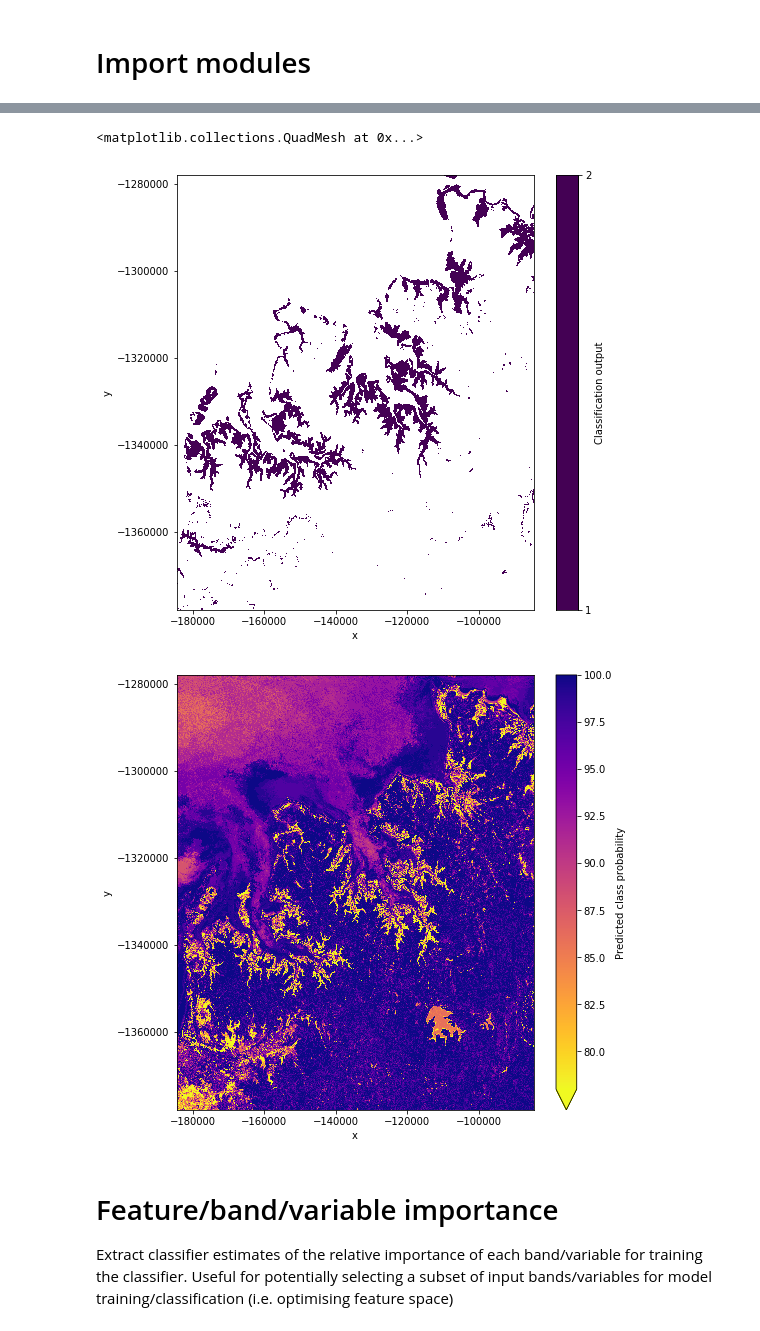
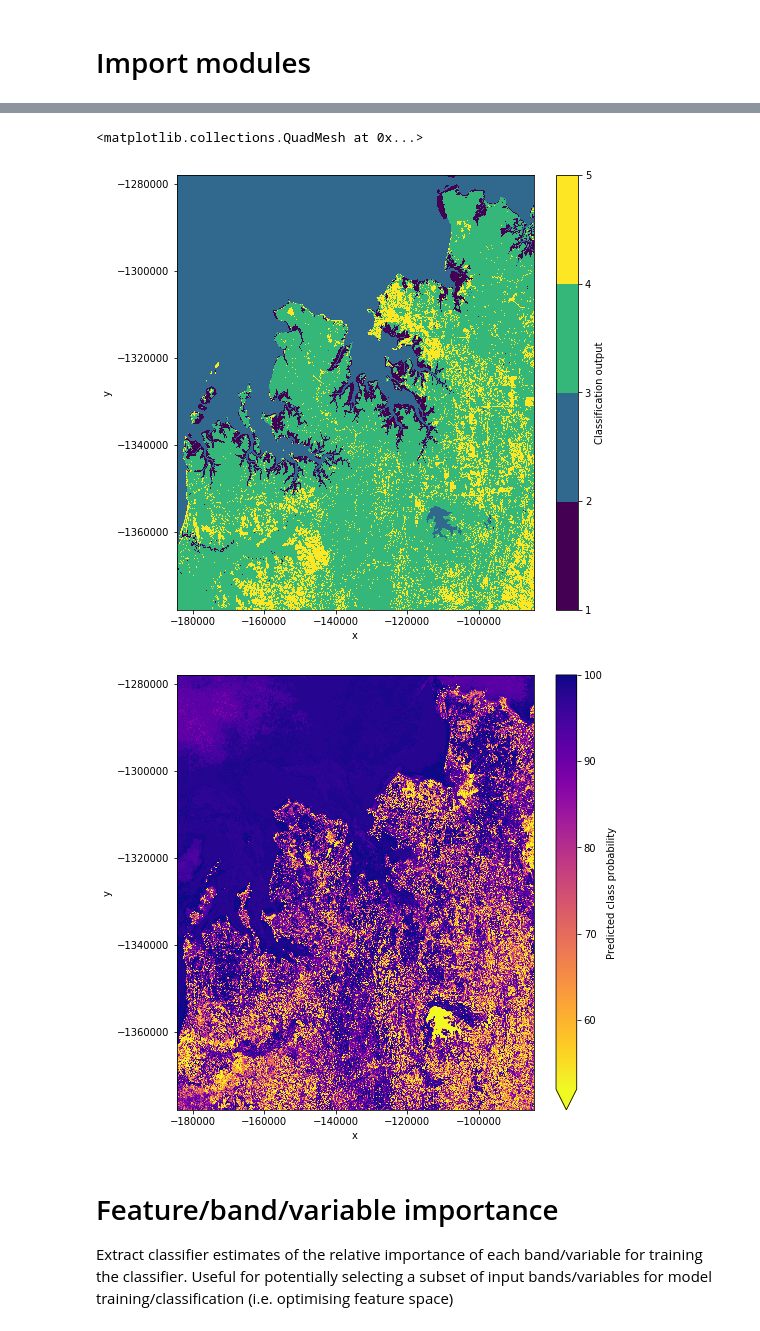
Before and after one commit to ML-MachineLearning/randomforest-GA, a Jupyter notebook: random_forest.ipynb, the cells around one changed output, grey strips where cells are left out. Cells and saved outputs as stored; diff of their text form; code cells hidden in the pictures.

```diff
--- a/random_forest.ipynb
+++ b/random_forest.ipynb
@@ -25,29 +25,30 @@ train_shps = ["raw_data/train/training_data_mangrove.shp",
 classification_output = "output_data/classification_dc_mangrove.tif"
 
 # Optional dict to re-map training shapefile classes; useful for combining classes
-train_reclass = {1:1, 2:2, 3:2, 4:2}
+# train_reclass = {1:1, 2:2, 3:2, 4:2}
+train_reclass = None
 
 # Names of output classification classes
-classification_names = ["mangrove", "other"]
-# classification_names = ["mangrove", "water", "veg", "other"]
+# classification_names = ["mangrove", "other"]
+classification_names = ["mangrove", "water", "veg", "other"]
 
 
 ##########################################
 # For Tasseled cap-based classification: #
 ##########################################
 
-# List of training files to import. Each file should cover a small enough spatial area
-# so as to not slow dc.load function excessively (e.g. 100 x 100km max)
-train_shps = ["raw_data/train/training_data_tasseledcap.shp"]
+# # List of training files to import. Each file should cover a small enough spatial area
+# # so as to not slow dc.load function excessively (e.g. 100 x 100km max)
+# train_shps = ["raw_data/train/training_data_tasseledcap.shp"]
 
-# Output path for classified geotiff
-classification_output = "output_data/classification_dc_tasseledcap.tif"
+# # Output path for classified geotiff
+# classification_output = "output_data/classification_dc_tasseledcap.tif"
 
-# Optional dict to re-map training shapefile classes; useful for combining classes
-train_reclass = None
+# # Optional dict to re-map training shapefile classes; useful for combining classes
+# train_reclass = None
 
-# Names of output classification classes
-classification_names = ["wetland", "escarpment", "plateau", "other_wetland"]
+# # Names of output classification classes
+# classification_names = ["wetland", "escarpment", "plateau", "other_wetland"]
 # %% [markdown]
 # Import modules
 # %%
@@ -652,36 +653,37 @@ class_array, prob_array = randomforest_classify(classifier = classifier,
                                                 class_prob = True)
 
 # Plot output classification
 class_xarray = xr.DataArray(class_array,
                    coords = [analysis_xarray.y, analysis_xarray.x],
                    dims = ['y', 'x'],
                    name = "Classification output")
-class_xarray.plot(levels = np.unique(class_array), figsize = (8, 8))
+class_xarray.plot(levels = list(np.unique(class_array)) + [len(np.unique(class_array)) + 1],
+                  figsize = (8, 8))
 
 # Plot predicted class probability (proportion of trees agreeing with classification)
 plt.plot()
 prob_xarray = xr.DataArray(prob_array,
                            coords = [analysis_xarray.y, analysis_xarray.x],
                            dims = ['y', 'x'],
                            name = "Predicted class probability")
 prob_xarray.plot(cmap = "plasma_r", figsize = (8, 8),
                  vmin = np.percentile(prob_array, 3),
                  vmax = np.percentile(prob_array, 97))
 # %% [output]
 Data to classify:
   Rows: 4001
   Columns: 4001
   Bands: 12
 
 Classification processing...
   0 nodata cells removed
   Classification exported
 
 Class probability processing...
   Class probability exported
 <matplotlib.collections.QuadMesh at 0x...>
-[figure, old version]
+[figure, new version]
-[figure, old version]
+[figure, new version]
 # %% [markdown]
 # Feature/band/variable importance
 Extract classifier estimates of the relative importance of each band/variable for training the classifier. Useful for potentially selecting a subset of input bands/variables for model training/classification (i.e. optimising feature space)
```
Also changed, not shown: parts of 8 cells of this notebook.
